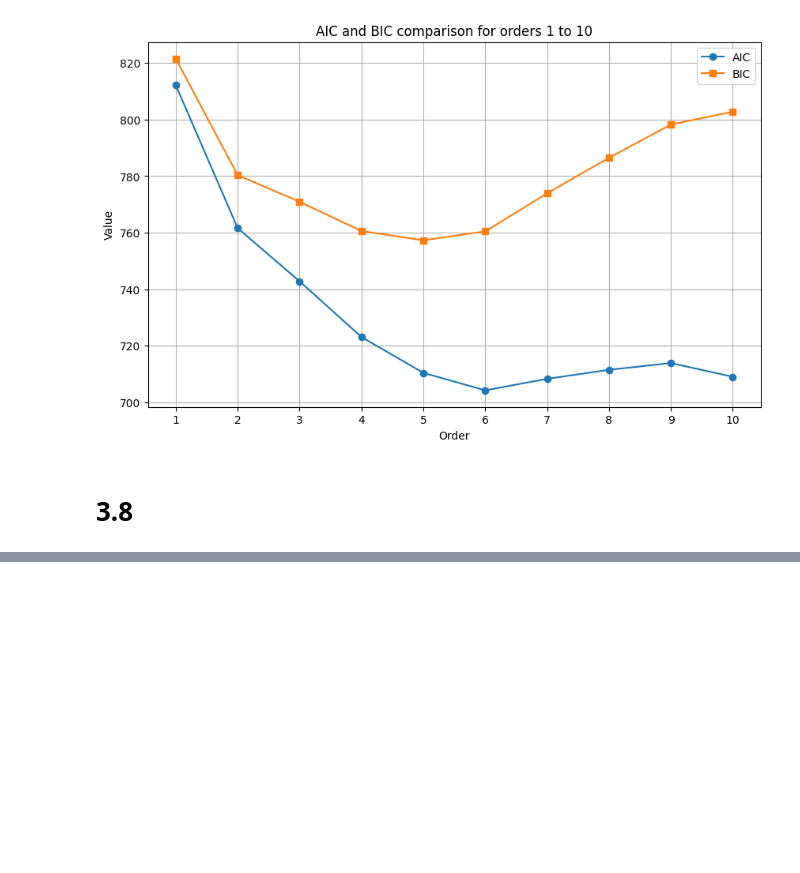
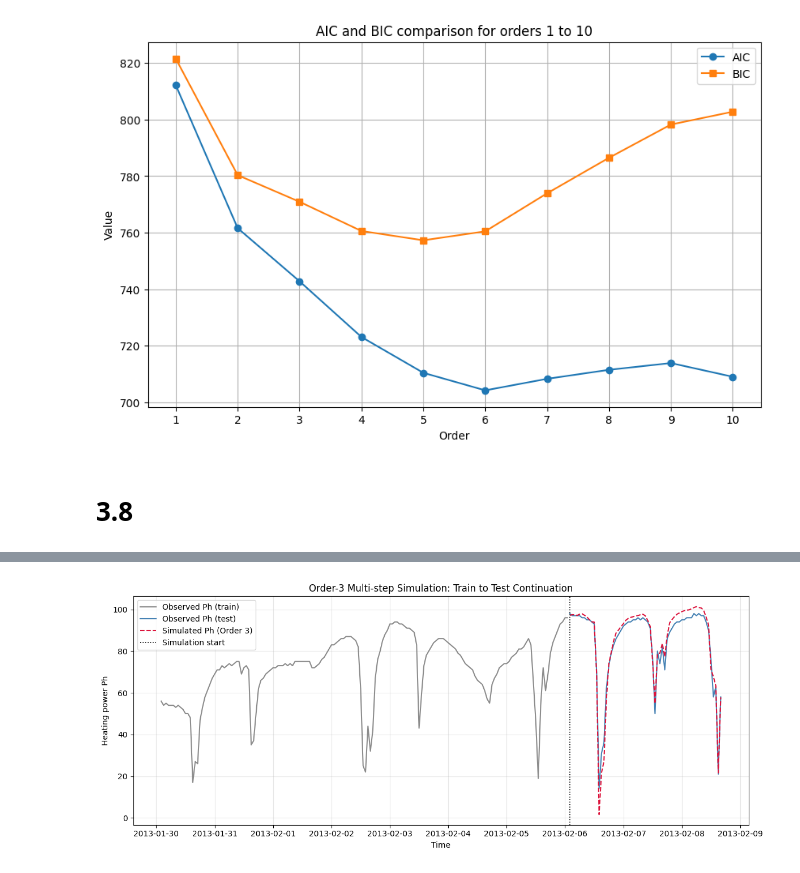
Before and after one commit to Harborg1/Time-Series-Analysis, a Jupyter notebook: Assignment 3/Ass3_magnus.ipynb, the cells around one changed output, grey strips where cells are left out. Saved outputs shown, nothing was run; the diff lists cells and outputs as text; code cells hidden in the pictures; blank space fills up the shorter version.

```diff
--- a/Assignment 3/Ass3_magnus.ipynb
+++ b/Assignment 3/Ass3_magnus.ipynb
@@ -607,0 +625,80 @@ plt.show()
+# %%
+import numpy as np
+import pandas as pd
+import matplotlib.pyplot as plt
+import statsmodels.api as sm
+from sklearn.metrics import mean_squared_error
+
+# -----------------------------
+# 1. Fit order-3 model on training data
+# -----------------------------
+order3_cols = [
+    'Ph.l1', 'Ph.l2', 'Ph.l3',
+    'Tdelta', 'Tdelta.l1', 'Tdelta.l2',
+    'Gv', 'Gv.l1', 'Gv.l2'
+]
+
+X_train_o3 = train_df[order3_cols]
+y_train_o3 = train_df['Ph']
+model_o3 = sm.OLS(y_train_o3, X_train_o3).fit()
+
+print('--- Order-3 Model Summary ---')
+print(model_o3.summary())
+
+# -----------------------------
+# 2. Multi-step simulation on full test period
+# -----------------------------
+# Initialize AR history with last observed training values
+ph_history = list(train_df['Ph'].iloc[-3:])  # [t-2, t-1, t]
+sim_preds = []
+
+for idx in test_df.index:
+    # AR lags are iterative: they come from previous simulated/observed history
+    ph_l1 = ph_history[-1]
+    ph_l2 = ph_history[-2]
+    ph_l3 = ph_history[-3]
+
+    # Inputs are observed (measured) time series
+    x_row = {
+        'Ph.l1': ph_l1,
+        'Ph.l2': ph_l2,
+        'Ph.l3': ph_l3,
+        'Tdelta': df.loc[idx, 'Tdelta'],
+        'Tdelta.l1': df.loc[idx - 1, 'Tdelta'],
+        'Tdelta.l2': df.loc[idx - 2, 'Tdelta'],
+        'Gv': df.loc[idx, 'Gv'],
+        'Gv.l1': df.loc[idx - 1, 'Gv'],
+        'Gv.l2': df.loc[idx - 2, 'Gv']
+    }
+
+    x_row_df = pd.DataFrame([x_row])[order3_cols]
+    y_hat = model_o3.predict(x_row_df).iloc[0]
+
+    sim_preds.append(y_hat)
+    ph_history.append(y_hat)
+
+# Store simulation results
+test_df['Ph_sim_o3'] = sim_preds
+
+# -----------------------------
+# 3. Evaluation and visualization
+# -----------------------------
+rmse_sim_o3 = np.sqrt(mean_squared_error(test_df['Ph'], test_df['Ph_sim_o3']))
+print(f'Order-3 simulation RMSE on test set: {rmse_sim_o3:.3f}')
+
+forecast_start = test_df['tdate'].iloc[0]
+
+plt.figure(figsize=(12, 5))
+plt.plot(train_df['tdate'], train_df['Ph'], label='Observed Ph (train)', color='gray', alpha=0.9)
+plt.plot(test_df['tdate'], test_df['Ph'], label='Observed Ph (test)', color='steelblue')
+plt.plot(test_df['tdate'], test_df['Ph_sim_o3'], label='Simulated Ph (Order 3)', color='crimson', linestyle='--')
+plt.axvline(forecast_start, color='black', linestyle=':', linewidth=1.2, label='Simulation start')
+
+plt.title('Order-3 Multi-step Simulation: Train to Test Continuation')
+plt.xlabel('Time')
+plt.ylabel('Heating power Ph')
+plt.grid(True, alpha=0.3)
+plt.legend()
+plt.tight_layout()
+plt.show()
+# %% [output]
@@ -607,0 +722 @@ plt.show()
+[figure, added]
```
Also changed, not shown: parts of 5 cells of this notebook, 6 other files.
